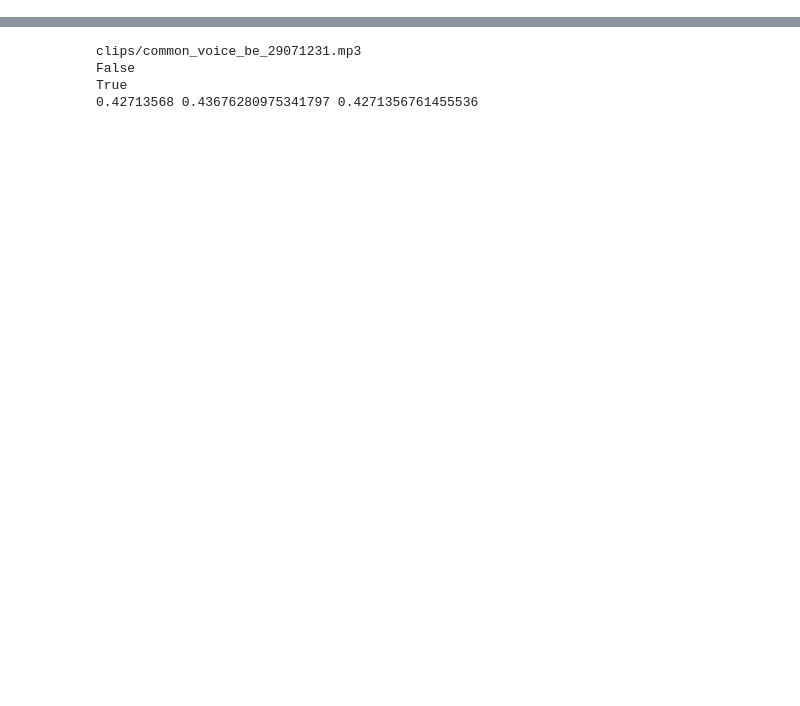
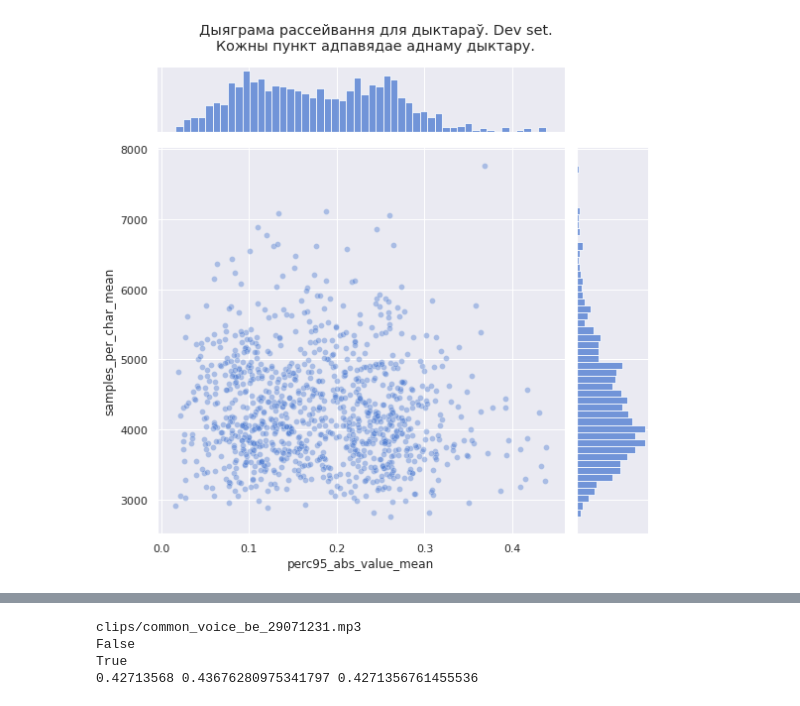
Before and after one commit to navalnica/wav2vec2-belarusian, a Jupyter notebook: eda/audio_eda.ipynb, the cells around one changed output, grey strips where cells are left out. Saved outputs shown, nothing was run; the diff lists cells and outputs as text; code cells hidden in the pictures; blank space fills up the shorter version.

```diff
--- a/eda/audio_eda.ipynb
+++ b/eda/audio_eda.ipynb
@@ -70,0 +217,5 @@ Dataset({
+# %%
+cols_to_mean = ['max_value', 'max_abs_value', 'perc95_abs_value', 'samples_per_char']
+# %%
+speaker_stats_dev = stats_df2.groupby('client_id')[cols_to_mean].agg('mean')
+speaker_stats_dev.columns = speaker_stats_dev.columns + '_mean'
@@ -70,0 +232,15 @@ Dataset({
+# %%
+sns.set(font_scale=1, palette='muted');
+# %%
+grid = sns.jointplot(
+    data=speaker_stats_dev,
+    x='perc95_abs_value_mean', y='samples_per_char_mean',
+    alpha=0.4,
+    marginal_kws=dict(bins=50), height=8,
+);
+
+grid.fig.suptitle('Дыяграма рассейвання для дыктараў. Dev set.\n'
+                  'Кожны пункт адпавядае аднаму дыктару.');
+grid.fig.tight_layout();
+# %% [output]
+[figure, added]
```
Also changed, not shown: parts of 85 cells of this notebook.
